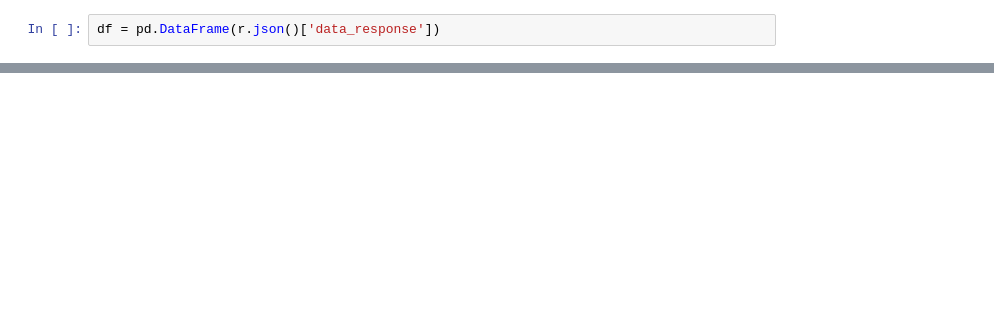
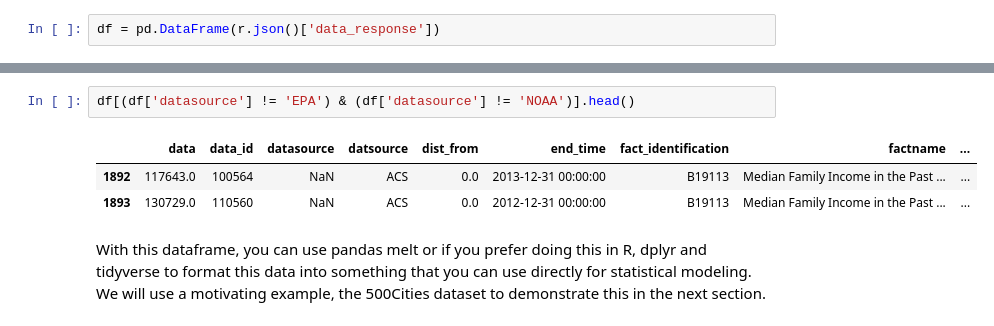
Before and after one commit to sbhave77/exposomeDWDemo, a Jupyter notebook: ExposomeDWDemo.ipynb, the cells around one changed output, grey strips where cells are left out. Drawn from its saved outputs; the diff is of its cells as text; blank space fills up the shorter version.

```diff
--- a/ExposomeDWDemo.ipynb
+++ b/ExposomeDWDemo.ipynb
@@ -484,0 +522,8 @@ df.head()
+# %%
+df[(df['datasource'] != 'EPA') & (df['datasource'] != 'NOAA')].head()
+# %% [output]
+|  | data | data_id | datasource | datsource | dist_from | end_time | fact_identification | factname | ... |
+| 1892 | 117643.0 | 100564 | NaN | ACS | 0.0 | 2013-12-31 00:00:00 | B19113 | Median Family Income in the Past ... | ... |
+| 1893 | 130729.0 | 110560 | NaN | ACS | 0.0 | 2012-12-31 00:00:00 | B19113 | Median Family Income in the Past ... | ... |
+# %% [markdown]
+With this dataframe, you can use pandas melt or if you prefer doing this in R, dplyr and tidyverse to format this data into something that you can use directly for statistical modeling. We will use a motivating example, the 500Cities dataset to demonstrate this in the next section.
```
Also changed, not shown: parts of 22 cells of this notebook, 5 other files.
